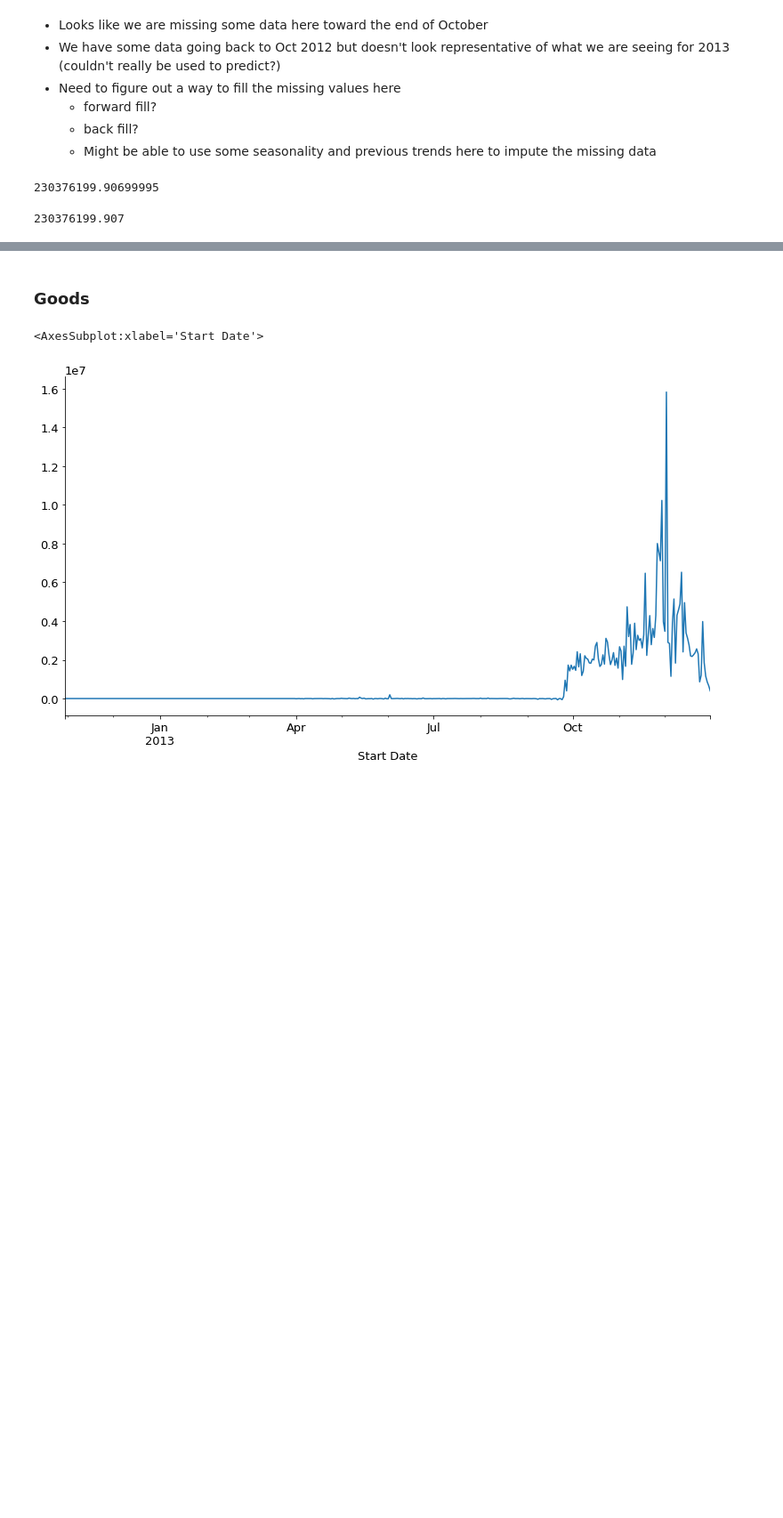
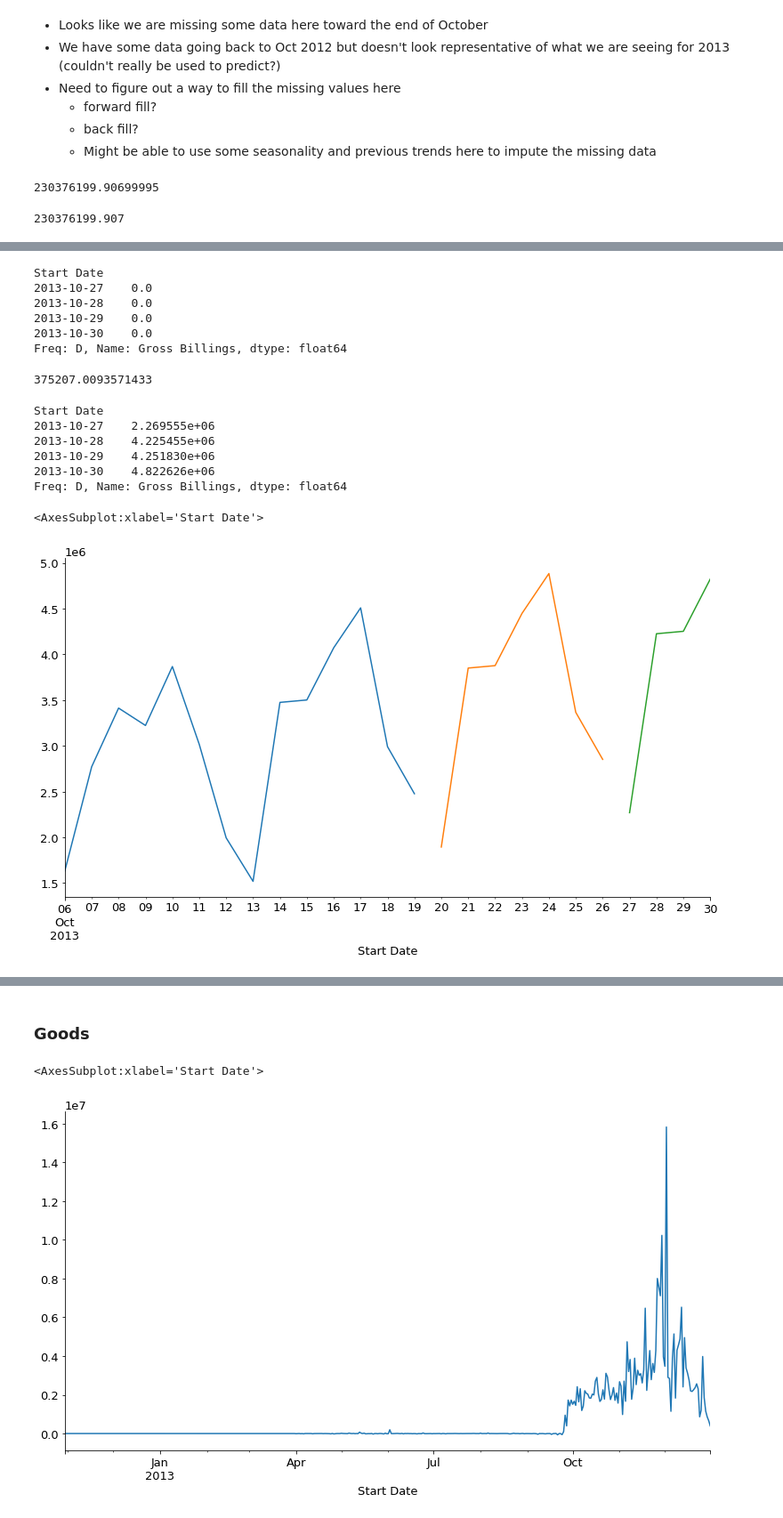
Before and after one commit to adam-talbot/time_series_personal_project, a Jupyter notebook: GRPN.ipynb, the cells around one changed output, grey strips where cells are left out. Shown at 89% size. Cells and saved outputs as stored; diff of their text form; code cells hidden in the pictures; blank space fills up the shorter version.

```diff
--- a/GRPN.ipynb
+++ b/GRPN.ipynb
@@ -340,0 +429,11 @@ Freq: D, Name: Gross Billings, dtype: float64
+# %%
+# predict the final missing 4 days
+# training set here will be 13 to 26
+# will have to concat
+# week1 will be 13 to 19
+week1 = oct_nov_df['2013-10-13' : '2013-10-19']
+# week2 will be 10 to 26
+week2 = pred1
+# %%
+train2 = pd.concat([week1, week2])
+train2
@@ -340,0 +457,34 @@ Freq: D, Name: Gross Billings, dtype: float64
+# %%
+missing2 = oct_nov_df['2013-10-27' : '2013-10-30']
+missing2
+# %% [output]
+Start Date
+2013-10-27    0.0
+2013-10-28    0.0
+2013-10-29    0.0
+2013-10-30    0.0
+Freq: D, Name: Gross Billings, dtype: float64
+# %%
+# should be the same since the difference was used to make this calculation before
+train2.diff(7).mean()
+# %% [output]
+375207.0093571433
+# %%
+pred2 = train2['2013-10-20' : '2013-10-23'] + train1.diff(7).mean()
+pred2.index = missing2.index
+pred2
+# %% [output]
+Start Date
+2013-10-27    2.269555e+06
+2013-10-28    4.225455e+06
+2013-10-29    4.251830e+06
+2013-10-30    4.822626e+06
+Freq: D, Name: Gross Billings, dtype: float64
+# %%
+train1.plot()
+pred1.plot()
+# train2.plot()
+pred2.plot()
+# %% [output]
+<AxesSubplot:xlabel='Start Date'>
+[figure, added]
```
Also changed, not shown: parts of 27 cells of this notebook, 2 other files.
